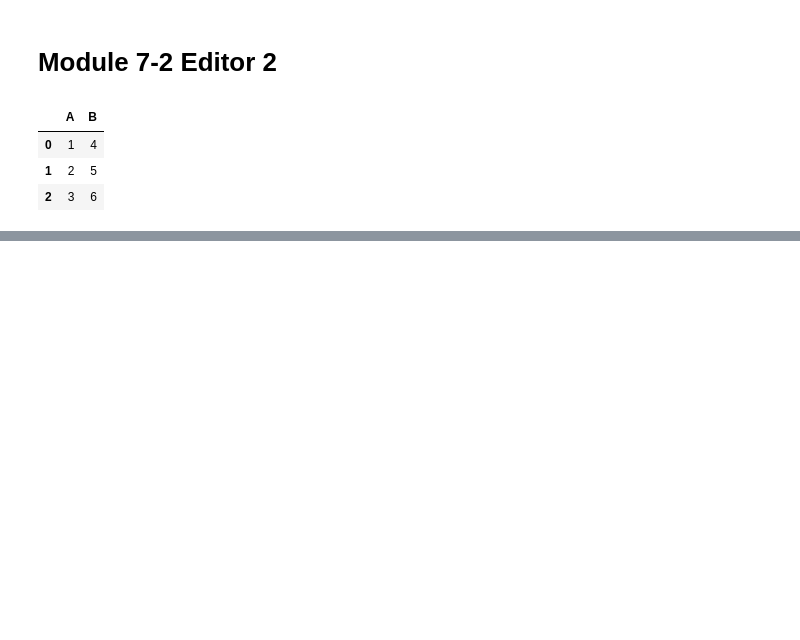
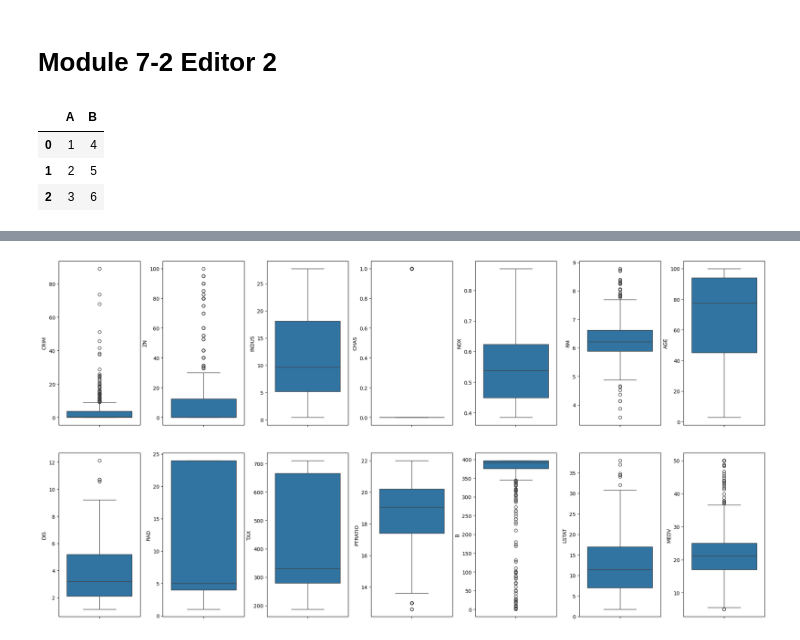
Before and after one commit to aminucf2002/RoboGardenAK, a Jupyter notebook: Module7-ANN/Module_7.ipynb, the cells around one changed output, grey strips where cells are left out. Saved outputs shown, nothing was run; the diff lists cells and outputs as text; code cells hidden in the pictures; blank space fills up the shorter version.

```diff
--- a/Module7-ANN/Module_7.ipynb
+++ b/Module7-ANN/Module_7.ipynb
@@ -134,3 +130,85 @@ main()
 | 0 | 1 | 4 |
 | 1 | 2 | 5 |
 | 2 | 3 | 6 |
+# %%
+# In this mission, you will work with the Boston Housing dataset to practice regression modeling using Artificial Neural Networks (ANNs).
+
+# Perform the following task in the provided editor to complete this mission:
+
+# Step 1
+
+# You are given training and test sets from the dataset in the data.csv file. Write code that uses the Scikit-Learn library to build,
+# train, and test an ANN regressor with the architecture described below. Your code should perform the following tasks to complete this
+# mission:
+
+# Build the ANN regressor with the following parameters:
+
+# The network has an input layer and two hidden layers
+# Each layer has 100 units
+# Activation function: ReLU
+# Optimizer: Adam
+# Number of training epochs: 100
+# Batch size: 20
+# random_state=0
+# Train the network using the training data (x_train and y_train)
+# Calculate the R2 score for the model using the test set (x_test and y_test).
+# Your code should return the R2 score.
+
+def main():
+
+    import pandas as pd
+    import seaborn as sns
+    import matplotlib.pyplot as plt
+    from scipy import stats
+    from pandas import read_csv
+
+    column_names = ['CRIM', 'ZN', 'INDUS', 'CHAS', 'NOX', 'RM', 'AGE', 'DIS', 'RAD', 'TAX', 'PTRATIO', 'B', 'LSTAT', 'MEDV']
+    dataset = read_csv('housing.csv', header=None, names=column_names)
+
+    fig, axs = plt.subplots(ncols=7, nrows=2, figsize=(20, 10))
+    index = 0
+    axs = axs.flatten()
+    for k,v in dataset.items():
+        sns.boxplot(y=k, data=dataset, ax=axs[index])
+        index += 1
+    plt.tight_layout(pad=0.4, w_pad=0.5, h_pad=5.0)
+
+    x_columns = 13
+
+    x = dataset.iloc[:500 , 0: x_columns].values
+    y = dataset.iloc[:500 , x_columns].values
+
+    from sklearn.model_selection import train_test_split
+    x_train, x_test, y_train, y_test = train_test_split(x, y, test_size = 0.2, random_state = 0)
+
+    from sklearn.preprocessing import StandardScaler
+    scaler = StandardScaler()
+    x_train = scaler.fit_transform(x_train)
+    x_test = scaler.transform(x_test)
+    # Build the ANN regressor with the following parameters:
+    # The network has an input layer and two hidden layers
+    # Each layer has 100 units
+    # Activation function: ReLU
+    # Optimizer: Adam
+    # Number of training epochs: 100
+    # Batch size: 20
+    # random_state=0
+    from keras.models import Sequential
+    from keras.layers import Dense
+
+    model=Sequential()
+    model.add(Dense(units=20,activation='relu'))
+    model.add(Dense(units=100,activation='relu'))
+    #Adding Output Layer
+    model.add(Dense(units=1, activation='relu'))
+    model.compile(optimizer='adam',loss='mean_squared_error',metrics = [''])
+    model.fit(x_train, y_train, batch_size = 20, epochs = 100)
+
+
+    loss, accuracy = model.evaluate(x_test, y_test)
+
+
+
+# Write your code here.Do not change any other parts of the code# Uncomment the following two lines after completing the mission to run successfully# print(score)# return score
+main()
+# %% [output]
@@ -136,0 +232 @@ main()
+[figure, added]
```
Also changed, not shown: parts of 12 cells of this notebook, 4 other files.
